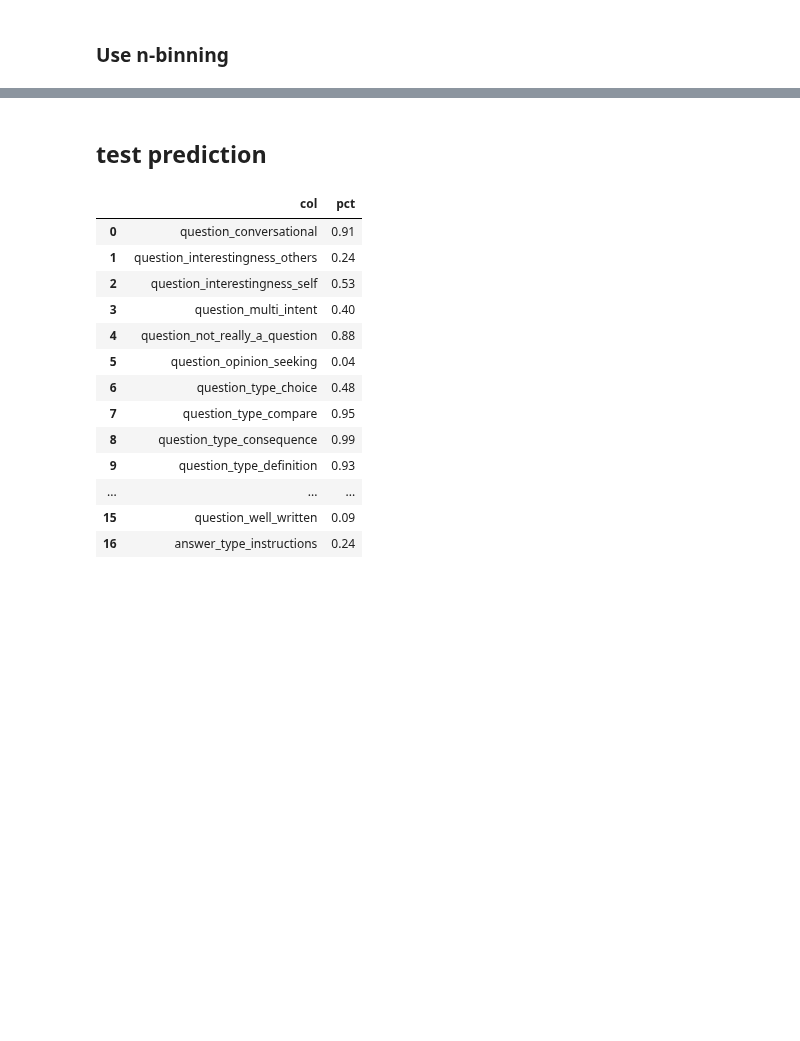
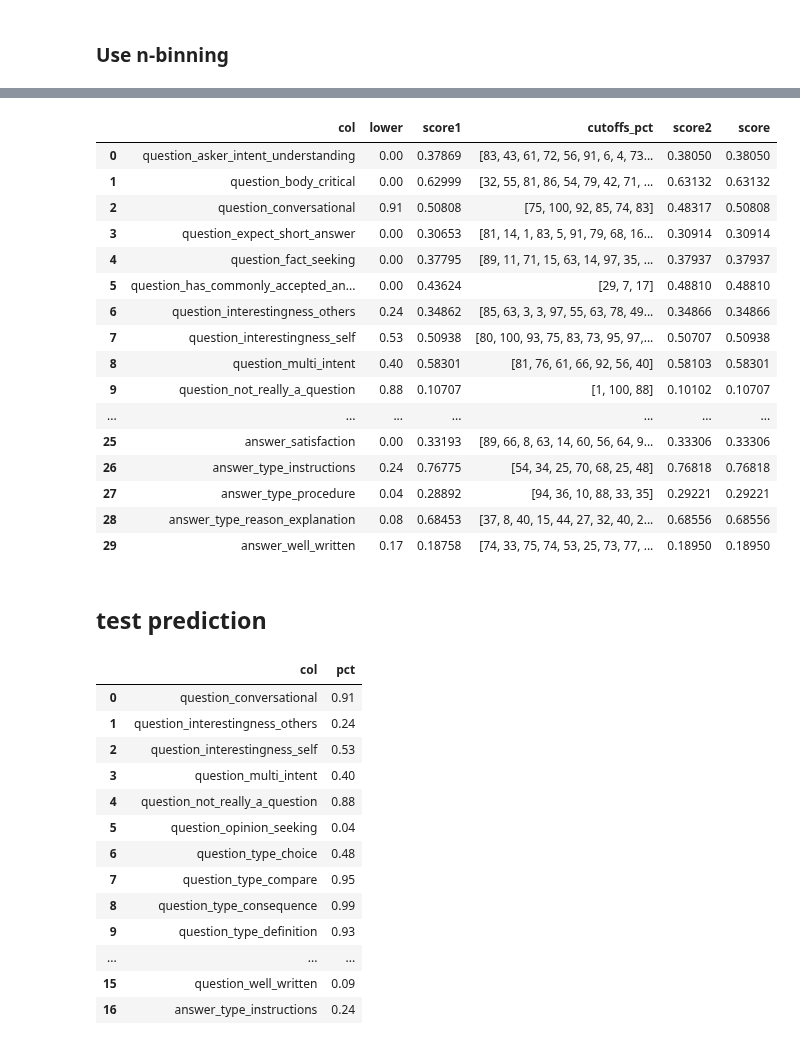
Before and after one commit to acmilannesta/Bert-embedding, a Jupyter notebook: GoogleQA_tfhub.ipynb, the cells around one changed output, grey strips where cells are left out. Cells and saved outputs as stored; diff of their text form; code cells hidden in the pictures; blank space fills up the shorter version.

```diff
--- a/GoogleQA_tfhub.ipynb
+++ b/GoogleQA_tfhub.ipynb
@@ -120,8 +120,8 @@ NUM_AUX = 6
 LR = 5e-5
 MIN_LR = 0
 model_path = 'bert_base_uncased' #@param ['bert_base_uncased', 'bert_base_cased', 'bert_large_uncased', 'albert_base']
-save_path = 'bbu5'
-save_model = 'bbu5'
+save_path = 'bbu4'
+save_model = 'bbu4'
 CASED = False #@param ['True', 'False'] {type:"raw"}
 # OUTPUT_TRAIN = 'train_bert_ipredcv1415_oof.csv'
 # OUTPUT_TEST = 'test_bert_large.npy'
@@ -206,7 +250,7 @@ class data_generator:
                 X3 = seq_padding([x[1] for x in d])
                 # X3 = np.zeros_like(X1)
 
-                aux = tf.convert_to_tensor([x[2] for x in d], dtype=tf.float32)
+                # aux = tf.convert_to_tensor([x[2] for x in d], dtype=tf.float32)
                 if self.branch == 'test':
                     # aux = np.array([x[3] for x in d])
                     yield [X1, X2, X3]
@@ -296,17 +345,34 @@ class IntervalEval(keras.callbacks.Callback):
 # %%
-for i, (tr_idx, val_idx) in enumerate(idx, 1):
+for i, (tr_idx, val_idx) in enumerate(idx[1:], 2):
+    keras.backend.clear_session()
+    gc.collect()
+
     print('\nFold - {:}\n'.format(i))
     tr, val = train.loc[tr_idx], train.loc[val_idx]
     # tr_aux, val_aux = train_aux.loc[tr_idx], train_aux.loc[val_idx]
     tr_x, tr_y = convert_data(tr)
     val_x, val_y = convert_data(val)
-
-    model = model_build(len(tr))
-
     train_D = data_generator(list(zip(tr_x[0], tr_x[1], tr_y)))
     valid_D = data_generator(list(zip(val_x[0], val_x[1], val_y)), branch='valid')
+
+    # stage 1 fine tunning
+    ieval = IntervalEval()
+    model = model_build(len(tr))
+    model.fit_generator(
+        train_D.__iter__(),
+        steps_per_epoch=len(train_D),
+        epochs=NUM_EPOCHS,
+        callbacks = [ieval]
+    )
+
+
+    # stage 2 fine tunning
+    ieval = IntervalEval(stage=2)
+    model = model_build(len(tr), lr = 1e-3, bert_trainable=False)
+    model.load_weights('drive/My Drive/GoogleQA/Models/{:}/{:}-{:}-1.h5'.format(save_path, save_model, i))
+
     # test_D = data_generator(list(zip(test_x[0], test_x[1])), branch='test')
-    ieval = IntervalEval()
+
     model.fit_generator(
         train_D.__iter__(),
         steps_per_epoch=len(train_D),
@@ -477,6 +606,29 @@ question_type_choice - 0.74865
 # %%
-hyperout2 = pd.DataFrame(dict(col = target_col, cutoffs_pct = cutoffs, score2 = score)
+hyperout2 = pd.DataFrame(dict(col = target_col, cutoffs_pct = cutoffs, score2 = score))
 hyperout2.to_csv('drive/My Drive/GoogleQA/Data/hyper2.csv', index=False)
+# %%
+# 0.44462
+hyper = hyperout.merge(hyperout2, on='col')
+hyper['score'] = hyper[['score1', 'score2']].max(axis=1)
+hyper['score'].mean()
+# %% [output]
+|  | col | lower | score1 | cutoffs_pct | score2 | score |
+| 0 | question_asker_intent_understanding | 0.00 | 0.37869 | [83, 43, 61, 72, 56, 91, 6, 4, 73... | 0.38050 | 0.38050 |
+| 1 | question_body_critical | 0.00 | 0.62999 | [32, 55, 81, 86, 54, 79, 42, 71, ... | 0.63132 | 0.63132 |
+| 2 | question_conversational | 0.91 | 0.50808 | [75, 100, 92, 85, 74, 83] | 0.48317 | 0.50808 |
+| 3 | question_expect_short_answer | 0.00 | 0.30653 | [81, 14, 1, 83, 5, 91, 79, 68, 16... | 0.30914 | 0.30914 |
+| 4 | question_fact_seeking | 0.00 | 0.37795 | [89, 11, 71, 15, 63, 14, 97, 35, ... | 0.37937 | 0.37937 |
+| 5 | question_has_commonly_accepted_an... | 0.00 | 0.43624 | [29, 7, 17] | 0.48810 | 0.48810 |
+| 6 | question_interestingness_others | 0.24 | 0.34862 | [85, 63, 3, 3, 97, 55, 63, 78, 49... | 0.34866 | 0.34866 |
+| 7 | question_interestingness_self | 0.53 | 0.50938 | [80, 100, 93, 75, 83, 73, 95, 97,... | 0.50707 | 0.50938 |
+| 8 | question_multi_intent | 0.40 | 0.58301 | [81, 76, 61, 66, 92, 56, 40] | 0.58103 | 0.58301 |
+| 9 | question_not_really_a_question | 0.88 | 0.10707 | [1, 100, 88] | 0.10102 | 0.10707 |
+| ... | ... | ... | ... | ... | ... | ... |
+| 25 | answer_satisfaction | 0.00 | 0.33193 | [89, 66, 8, 63, 14, 60, 56, 64, 9... | 0.33306 | 0.33306 |
+| 26 | answer_type_instructions | 0.24 | 0.76775 | [54, 34, 25, 70, 68, 25, 48] | 0.76818 | 0.76818 |
+| 27 | answer_type_procedure | 0.04 | 0.28892 | [94, 36, 10, 88, 33, 35] | 0.29221 | 0.29221 |
+| 28 | answer_type_reason_explanation | 0.08 | 0.68453 | [37, 8, 40, 15, 44, 27, 32, 40, 2... | 0.68556 | 0.68556 |
+| 29 | answer_well_written | 0.17 | 0.18758 | [74, 33, 75, 74, 53, 25, 73, 77, ... | 0.18950 | 0.18950 |
 # %% [markdown]
 ## test prediction
 # %%
```
Also changed, not shown: parts of 8 cells of this notebook.
